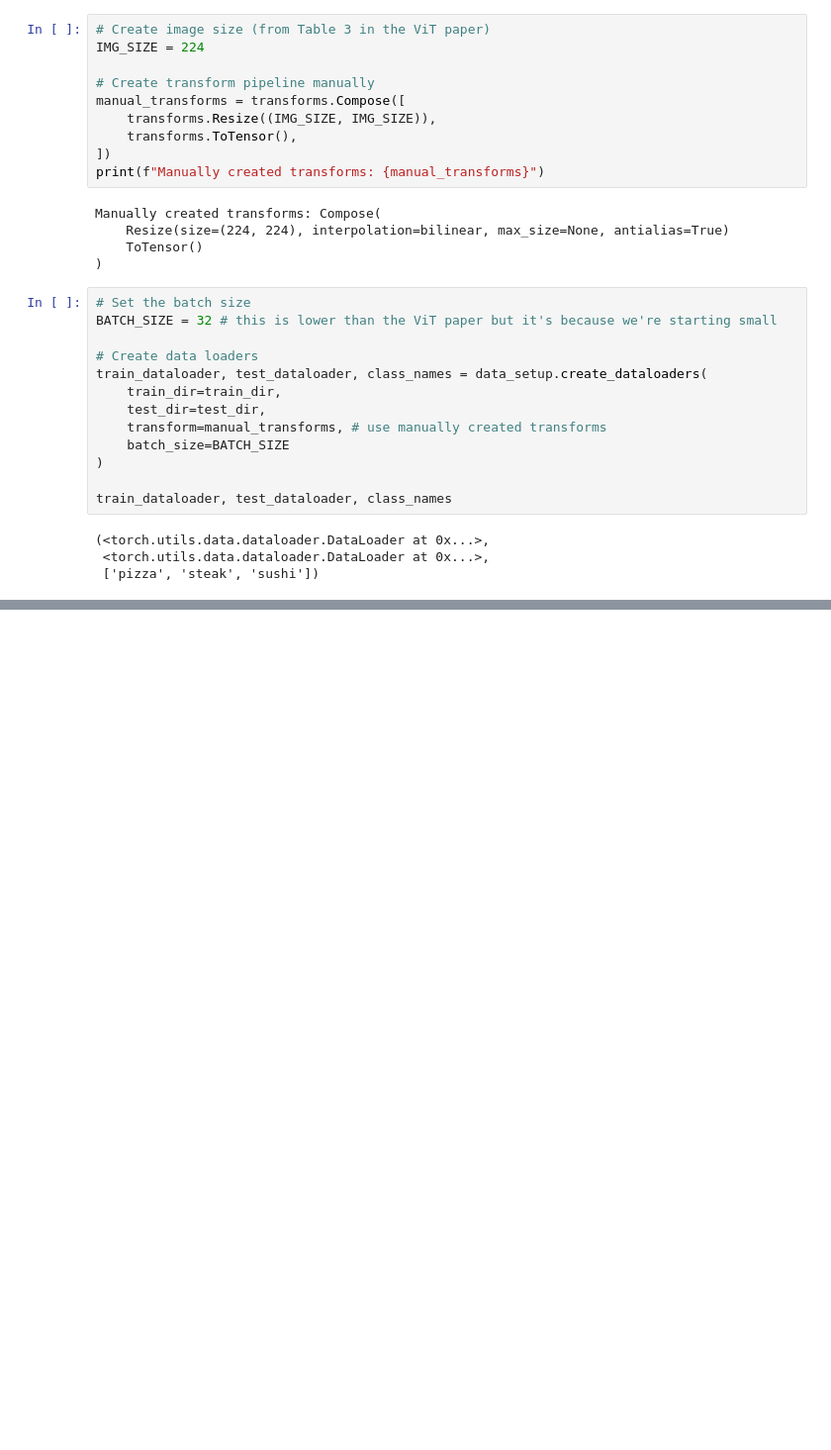
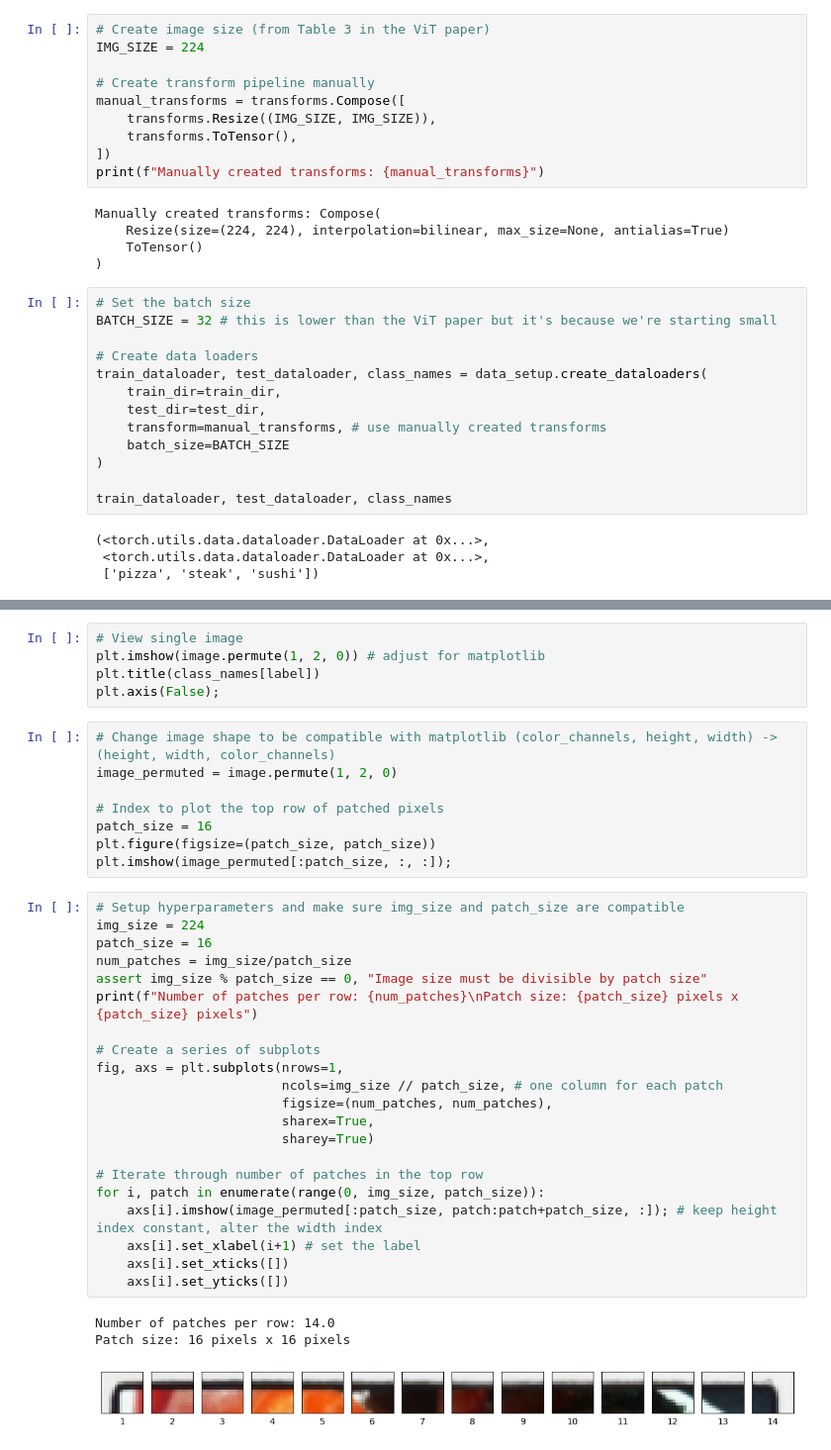
Before and after one commit to Gliitchhh410/PyTorch_Fundmentals, a Jupyter notebook: 08_Vision_Transformer_PyTorch.ipynb, the cells around one changed output, grey strips where cells are left out. Shown at 99% size. Drawn from its saved outputs; the diff is of its cells as text; blank space fills up the shorter version.

Commit message:
Visualizing embeddings

```diff
--- a/08_Vision_Transformer_PyTorch.ipynb
+++ b/08_Vision_Transformer_PyTorch.ipynb
@@ -129,0 +149,38 @@ plt.axis(False);
+# %%
+# View single image
+plt.imshow(image.permute(1, 2, 0)) # adjust for matplotlib
+plt.title(class_names[label])
+plt.axis(False);
+# %%
+# Change image shape to be compatible with matplotlib (color_channels, height, width) -> (height, width, color_channels)
+image_permuted = image.permute(1, 2, 0)
+
+# Index to plot the top row of patched pixels
+patch_size = 16
+plt.figure(figsize=(patch_size, patch_size))
+plt.imshow(image_permuted[:patch_size, :, :]);
+# %%
+# Setup hyperparameters and make sure img_size and patch_size are compatible
+img_size = 224
+patch_size = 16
+num_patches = img_size/patch_size
+assert img_size % patch_size == 0, "Image size must be divisible by patch size"
+print(f"Number of patches per row: {num_patches}\nPatch size: {patch_size} pixels x {patch_size} pixels")
+
+# Create a series of subplots
+fig, axs = plt.subplots(nrows=1,
+                        ncols=img_size // patch_size, # one column for each patch
+                        figsize=(num_patches, num_patches),
+                        sharex=True,
+                        sharey=True)
+
+# Iterate through number of patches in the top row
+for i, patch in enumerate(range(0, img_size, patch_size)):
+    axs[i].imshow(image_permuted[:patch_size, patch:patch+patch_size, :]); # keep height index constant, alter the width index
+    axs[i].set_xlabel(i+1) # set the label
+    axs[i].set_xticks([])
+    axs[i].set_yticks([])
+# %% [output]
+Number of patches per row: 14.0
+Patch size: 16 pixels x 16 pixels
+[figure, added]
```
Also changed, not shown: parts of 5 cells of this notebook.
